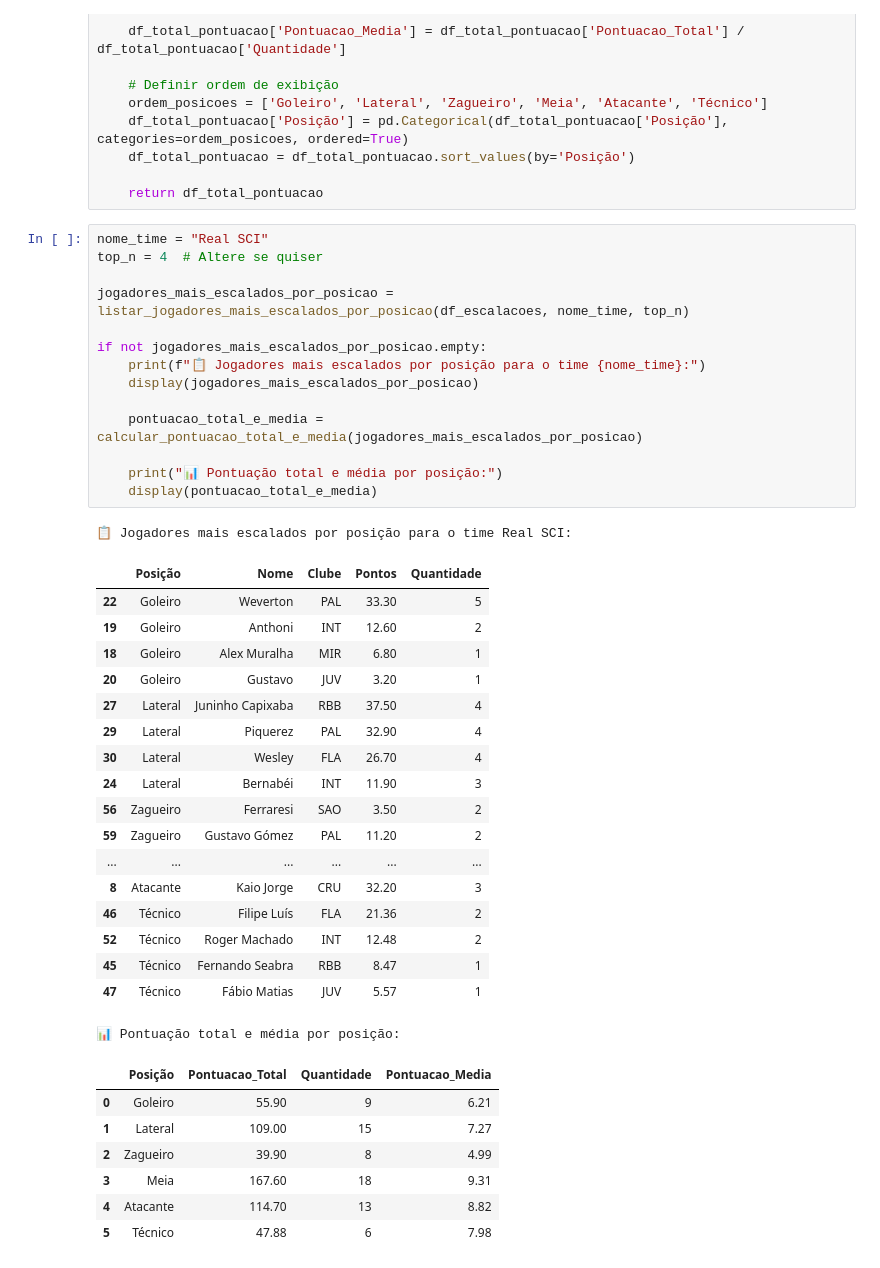
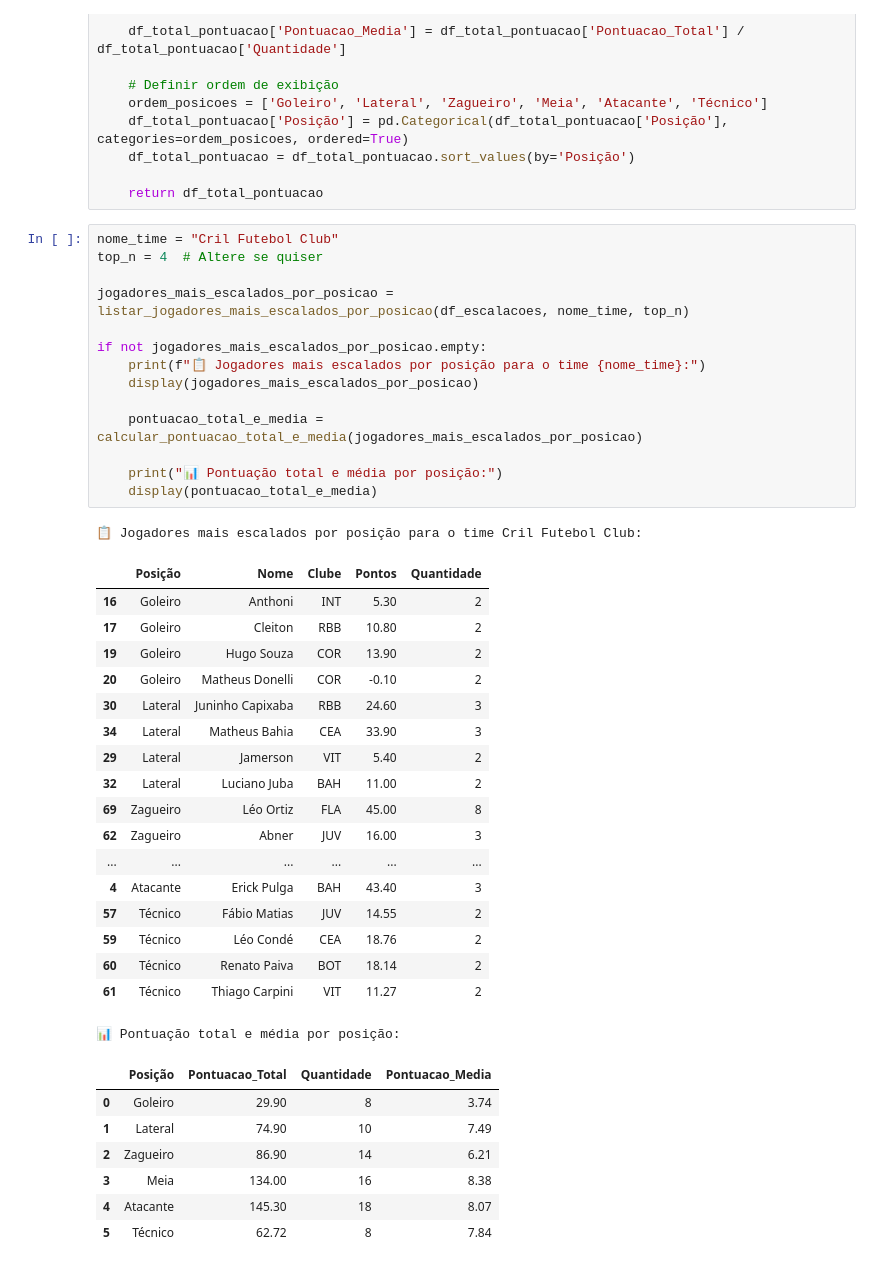
Before and after one commit to FernandoBC23/cartola_fbc, a Jupyter notebook: liga_classica/datasets_liga_classica/busca_dados_liga_classica.ipynb, the cells around one changed output. Cells and saved outputs as stored; diff of their text form.

```diff
--- a/liga_classica/datasets_liga_classica/busca_dados_liga_classica.ipynb
+++ b/liga_classica/datasets_liga_classica/busca_dados_liga_classica.ipynb
@@ -733,43 +734,43 @@ def calcular_pontuacao_total_e_media(df_jogadores):
 
     return df_total_pontuacao
 # %%
-nome_time = "Real SCI"
+nome_time = "Cril Futebol Club"
 top_n = 4  # Altere se quiser
 
 jogadores_mais_escalados_por_posicao = listar_jogadores_mais_escalados_por_posicao(df_escalacoes, nome_time, top_n)
 
 if not jogadores_mais_escalados_por_posicao.empty:
     print(f"📋 Jogadores mais escalados por posição para o time {nome_time}:")
     display(jogadores_mais_escalados_por_posicao)
 
     pontuacao_total_e_media = calcular_pontuacao_total_e_media(jogadores_mais_escalados_por_posicao)
 
     print("📊 Pontuação total e média por posição:")
     display(pontuacao_total_e_media)
 # %% [output]
-📋 Jogadores mais escalados por posição para o time Real SCI:
+📋 Jogadores mais escalados por posição para o time Cril Futebol Club:
 |  | Posição | Nome | Clube | Pontos | Quantidade |
-| 22 | Goleiro | Weverton | PAL | 33.30 | 5 |
-| 19 | Goleiro | Anthoni | INT | 12.60 | 2 |
-| 18 | Goleiro | Alex Muralha | MIR | 6.80 | 1 |
-| 20 | Goleiro | Gustavo | JUV | 3.20 | 1 |
-| 27 | Lateral | Juninho Capixaba | RBB | 37.50 | 4 |
-| 29 | Lateral | Piquerez | PAL | 32.90 | 4 |
-| 30 | Lateral | Wesley | FLA | 26.70 | 4 |
-| 24 | Lateral | Bernabéi | INT | 11.90 | 3 |
-| 56 | Zagueiro | Ferraresi | SAO | 3.50 | 2 |
-| 59 | Zagueiro | Gustavo Gómez | PAL | 11.20 | 2 |
+| 16 | Goleiro | Anthoni | INT | 5.30 | 2 |
+| 17 | Goleiro | Cleiton | RBB | 10.80 | 2 |
+| 19 | Goleiro | Hugo Souza | COR | 13.90 | 2 |
+| 20 | Goleiro | Matheus Donelli | COR | -0.10 | 2 |
+| 30 | Lateral | Juninho Capixaba | RBB | 24.60 | 3 |
+| 34 | Lateral | Matheus Bahia | CEA | 33.90 | 3 |
+| 29 | Lateral | Jamerson | VIT | 5.40 | 2 |
+| 32 | Lateral | Luciano Juba | BAH | 11.00 | 2 |
+| 69 | Zagueiro | Léo Ortiz | FLA | 45.00 | 8 |
+| 62 | Zagueiro | Abner | JUV | 16.00 | 3 |
 | ... | ... | ... | ... | ... | ... |
-| 8 | Atacante | Kaio Jorge | CRU | 32.20 | 3 |
-| 46 | Técnico | Filipe Luís | FLA | 21.36 | 2 |
-| 52 | Técnico | Roger Machado | INT | 12.48 | 2 |
-| 45 | Técnico | Fernando Seabra | RBB | 8.47 | 1 |
-| 47 | Técnico | Fábio Matias | JUV | 5.57 | 1 |
+| 4 | Atacante | Erick Pulga | BAH | 43.40 | 3 |
+| 57 | Técnico | Fábio Matias | JUV | 14.55 | 2 |
+| 59 | Técnico | Léo Condé | CEA | 18.76 | 2 |
+| 60 | Técnico | Renato Paiva | BOT | 18.14 | 2 |
+| 61 | Técnico | Thiago Carpini | VIT | 11.27 | 2 |
 📊 Pontuação total e média por posição:
 |  | Posição | Pontuacao_Total | Quantidade | Pontuacao_Media |
-| 0 | Goleiro | 55.90 | 9 | 6.21 |
-| 1 | Lateral | 109.00 | 15 | 7.27 |
-| 2 | Zagueiro | 39.90 | 8 | 4.99 |
-| 3 | Meia | 167.60 | 18 | 9.31 |
-| 4 | Atacante | 114.70 | 13 | 8.82 |
-| 5 | Técnico | 47.88 | 6 | 7.98 |
+| 0 | Goleiro | 29.90 | 8 | 3.74 |
+| 1 | Lateral | 74.90 | 10 | 7.49 |
+| 2 | Zagueiro | 86.90 | 14 | 6.21 |
+| 3 | Meia | 134.00 | 16 | 8.38 |
+| 4 | Atacante | 145.30 | 18 | 8.07 |
+| 5 | Técnico | 62.72 | 8 | 7.84 |
```
Also changed, not shown: parts of 8 cells of this notebook, 45 other files.
